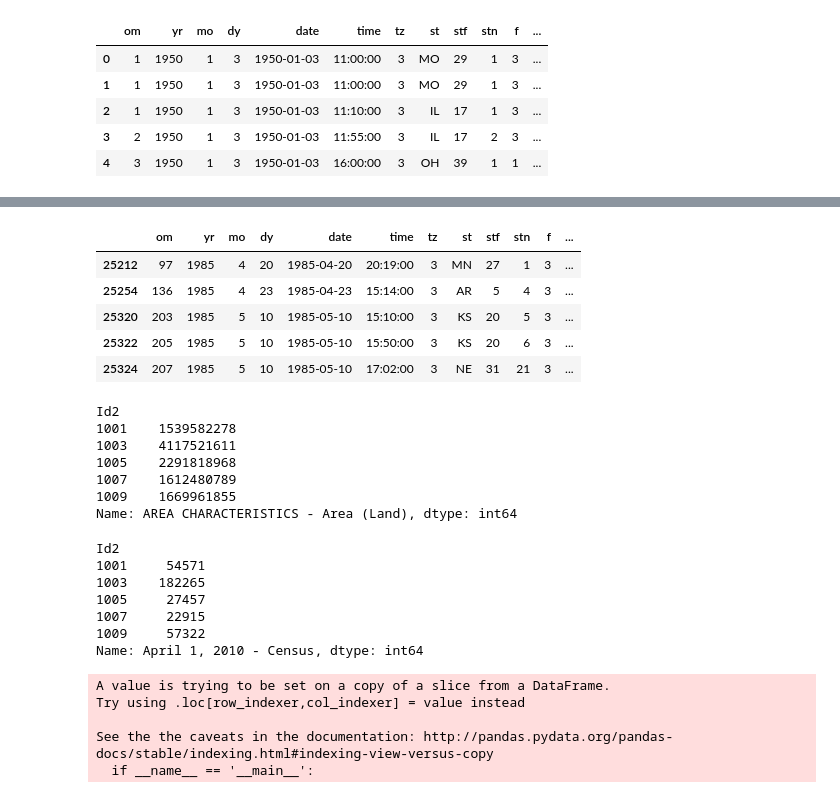
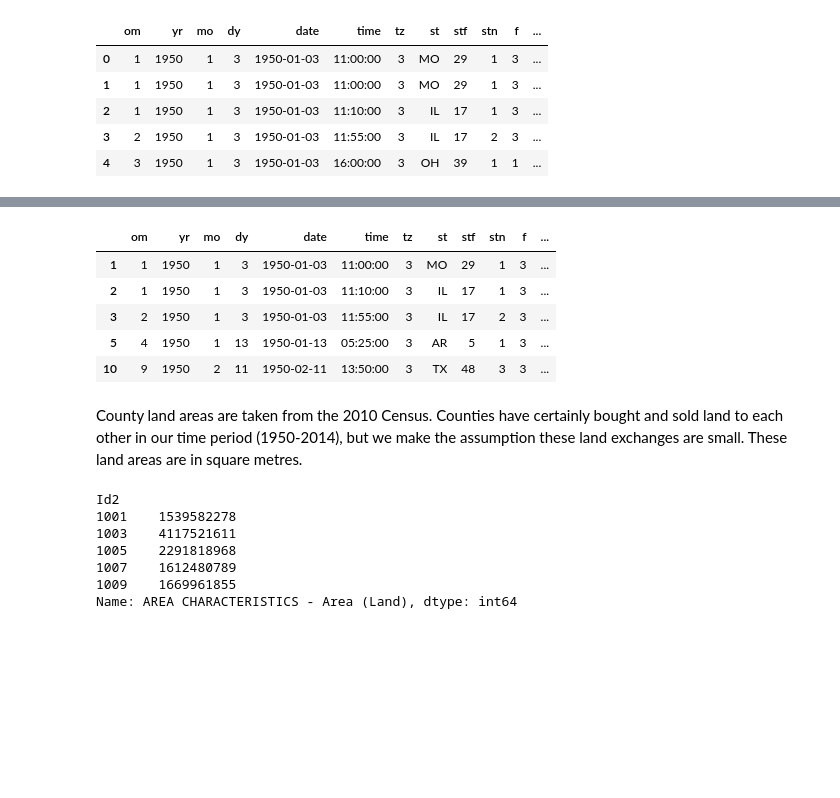
Before and after one commit to lgarrison/AM207-Twister, a Jupyter notebook: injurymodelling-stephen.ipynb, the cells around one changed output, grey strips where cells are left out. Cells and saved outputs as stored; diff of their text form; code cells hidden in the pictures; blank space fills up the shorter version.

Commit message:
Updated notebook. Added script and new census population files.

```diff
--- a/injurymodelling-stephen.ipynb
+++ b/injurymodelling-stephen.ipynb
@@ -9,5 +21,5 @@ import scipy.stats as stats
 # %%
-torndata = pd.read_csv('AM207-Twister/1950-2014_torn.warnings.csv', header=None)
+torndata = pd.read_csv('1950-2014_torn.warnings.csv', header=None)
 torndata.columns = ['om', 'yr', 'mo', 'dy', 'date', 'time', 'tz', 'st', 'stf', 'stn', 'f', 'inj', 'fat', 'loss', 'closs', 'slat', 'slon', 'elat', 'elon', 'len', 'wid', 'ns', 'sn', 'sg', 'f1', 'f2', 'f3', 'f4', 'touchdown', 'has_warning', 'has_watch', 'warning_time']
 torndata.head()
 # %% [output]
@@ -20,12 +36,10 @@ torndata.head()
 # %%
-states_used = ['MT','WY','CO','ND','SD','NE','KS','OK','MN','IA','MO','AR']
-torndatasel = torndata[(torndata['sn'] == 1) & (torndata['yr'] >= 1985) & (torndata['f'] == 3) &
-                       torndata['st'].isin(states_used)]
+torndatasel = torndata[(torndata['sn'] == 1) & (torndata['yr'] >= 1950) & (torndata['f'] >= 3)].copy()
 torndatasel.head()
 # %% [output]
 |  | om | yr | mo | dy | date | time | tz | st | stf | stn | f | ... |
-| 25212 | 97 | 1985 | 4 | 20 | 1985-04-20 | 20:19:00 | 3 | MN | 27 | 1 | 3 | ... |
-| 25254 | 136 | 1985 | 4 | 23 | 1985-04-23 | 15:14:00 | 3 | AR | 5 | 4 | 3 | ... |
-| 25320 | 203 | 1985 | 5 | 10 | 1985-05-10 | 15:10:00 | 3 | KS | 20 | 5 | 3 | ... |
-| 25322 | 205 | 1985 | 5 | 10 | 1985-05-10 | 15:50:00 | 3 | KS | 20 | 6 | 3 | ... |
-| 25324 | 207 | 1985 | 5 | 10 | 1985-05-10 | 17:02:00 | 3 | NE | 31 | 21 | 3 | ... |
+| 1 | 1 | 1950 | 1 | 3 | 1950-01-03 | 11:00:00 | 3 | MO | 29 | 1 | 3 | ... |
+| 2 | 1 | 1950 | 1 | 3 | 1950-01-03 | 11:10:00 | 3 | IL | 17 | 1 | 3 | ... |
+| 3 | 2 | 1950 | 1 | 3 | 1950-01-03 | 11:55:00 | 3 | IL | 17 | 2 | 3 | ... |
+| 5 | 4 | 1950 | 1 | 13 | 1950-01-13 | 05:25:00 | 3 | AR | 5 | 1 | 3 | ... |
+| 10 | 9 | 1950 | 2 | 11 | 1950-02-11 | 13:50:00 | 3 | TX | 48 | 3 | 3 | ... |
@@ -37,3 +46,5 @@ for i in xrange(len(years)):
+# %% [markdown]
+County land areas are taken from the 2010 Census. Counties have certainly bought and sold land to each other in our time period (1950-2014), but we make the assumption these land exchanges are small. These land areas are in square metres.
 # %%
 landdata = pd.read_csv('DEC_10_DP_G001_with_ann.csv', skiprows=1, header=0, index_col='Id2')
 landdata = landdata['AREA CHARACTERISTICS - Area (Land)']
@@ -54,20 +59,0 @@ for i in xrange(len(counties)):
-# %%
-popdata = pd.read_csv('PEP_2014_PEPANNRES_with_ann.csv', skiprows=1, header=0, index_col='Id2')
-popdata = popdata['April 1, 2010 - Census']
-popdata.head()
-# %% [output]
-Id2
-1001     54571
-1003    182265
-1005     27457
-1007     22915
-1009     57322
-Name: April 1, 2010 - Census, dtype: int64
-# %%
-torndatasel['pop_dens'] = 0 # need better way to make column?
-# %% [output]
-A value is trying to be set on a copy of a slice from a DataFrame.
-Try using .loc[row_indexer,col_indexer] = value instead
-
-See the the caveats in the documentation: http://pandas.pydata.org/pandas-docs/stable/indexing.html#indexing-view-versus-copy
-  if __name__ == '__main__':
```
Also changed, not shown: parts of 78 cells of this notebook.
